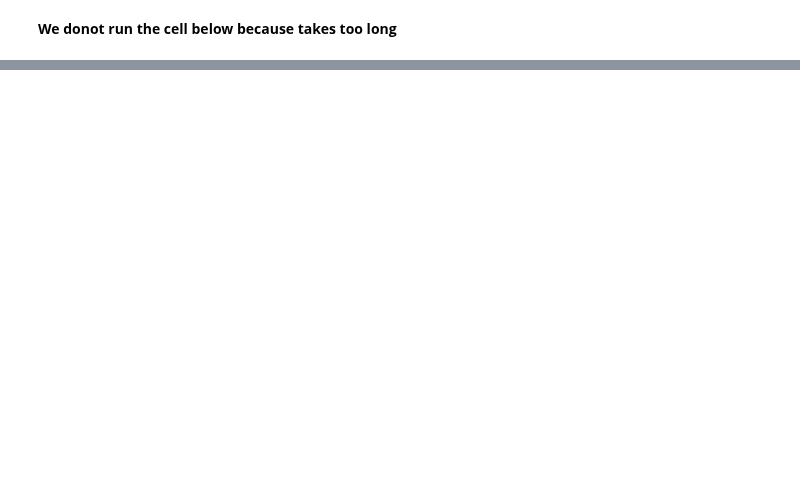
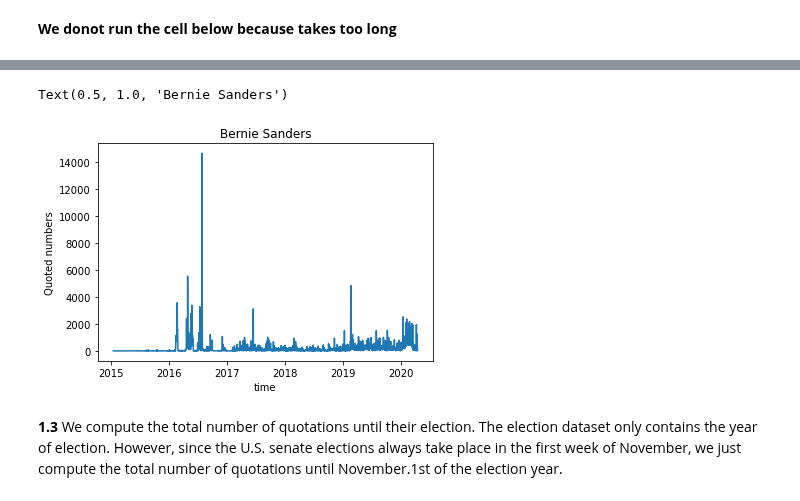
Before and after one commit to epfl-ada/ada-2021-project-chilldatagroup, a Jupyter notebook: Milestone2.ipynb, the cells around one changed output, grey strips where cells are left out. Drawn from its saved outputs; the diff is of its cells as text; code cells hidden in the pictures; blank space fills up the shorter version.

```diff
--- a/Milestone2.ipynb
+++ b/Milestone2.ipynb
@@ -75,3 +84,8 @@ senate_quote_18 = pd.read_json('SenateData/quotes-2018-senates.json.bz2', lines=
 senate_quote_17 = pd.read_json('SenateData/quotes-2017-senates.json.bz2', lines=True, compression='bz2')
 senate_quote_16 = pd.read_json('SenateData/quotes-2016-senates.json.bz2', lines=True, compression='bz2')
 senate_quote_15 = pd.read_json('SenateData/quotes-2015-senates.json.bz2', lines=True, compression='bz2')
+# %%
+# Concatenate data across all years and display the format of quotation data
+annual_frames = [senate_quote_15, senate_quote_16, senate_quote_17, senate_quote_18, senate_quote_19, senate_quote_20]
+candidate_quotes = pd.concat(annual_frames)
+candidate_quotes.sample(10)
@@ -77,0 +106,7 @@ senate_quote_15 = pd.read_json('SenateData/quotes-2015-senates.json.bz2', lines=
+# %%
+# Clean the names by taking only upper case
+# Group the candidate total number of quotes by day
+candidate_quotes['speaker'] = candidate_quotes['speaker'].str.upper()
+candidate_quotes['date_only'] = candidate_quotes['date'].dt.date
+candidate_quotes_byday = candidate_quotes.groupby(['speaker', 'date_only'])['numOccurrences'].sum()
+candidate_quotes_byday
@@ -77,0 +127,11 @@ senate_quote_15 = pd.read_json('SenateData/quotes-2015-senates.json.bz2', lines=
+# %%
+# For example, we can visualize the quotation changes of Bernie Sanders
+candidate_quotes_byday['BERNIE SANDERS'].plot()
+plt.xlabel('time')
+plt.ylabel('Quoted numbers')
+plt.title('Bernie Sanders')
+# %% [output]
+Text(0.5, 1.0, 'Bernie Sanders')
+[figure, added]
+# %% [markdown]
+**1.3** We compute the total number of quotations until their election. The election dataset only contains the year of election. However, since the U.S. senate elections always take place in the first week of November, we just compute the total number of quotations until November.1st of the election year.
```
Also changed, not shown: parts of 12 cells of this notebook.
